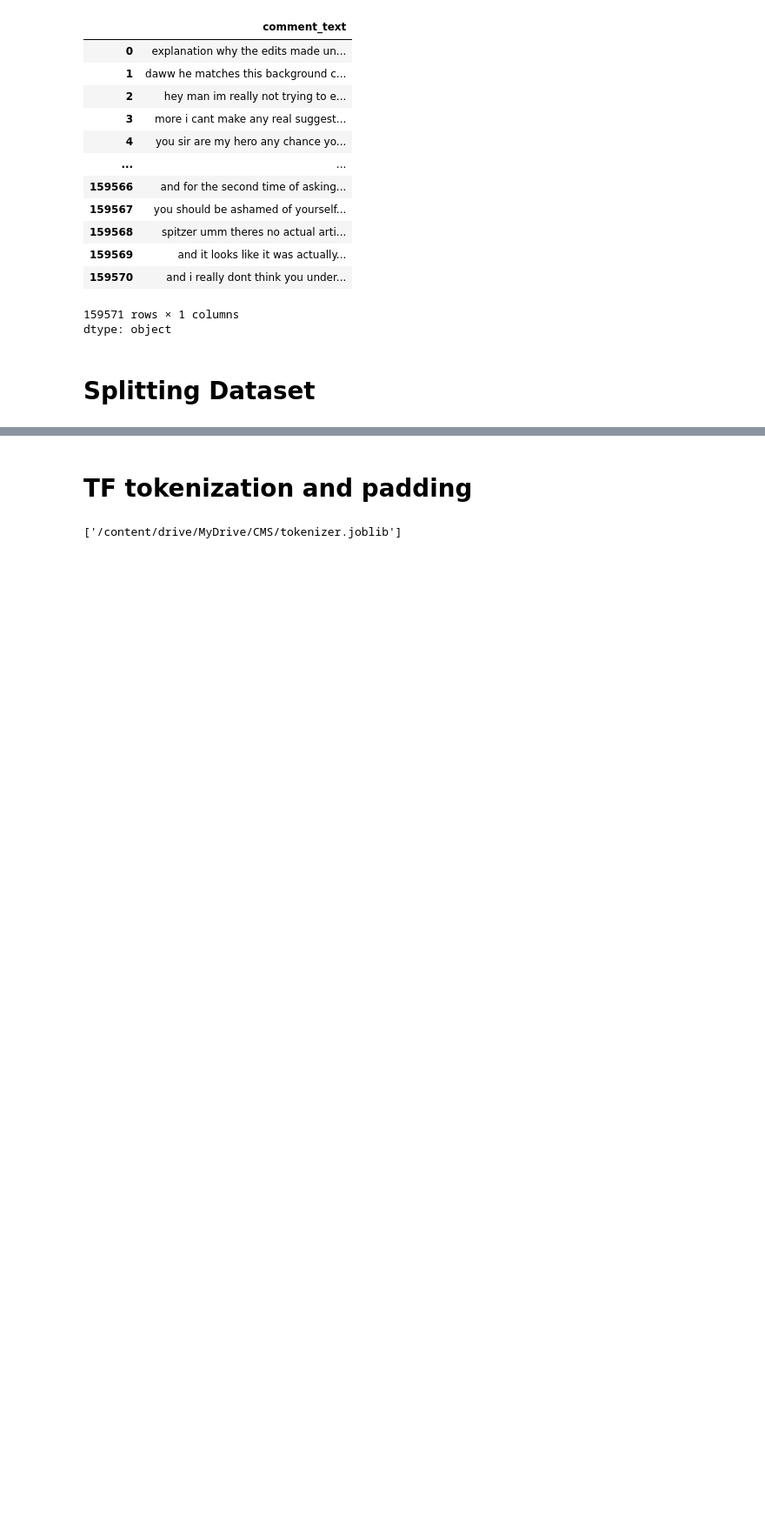
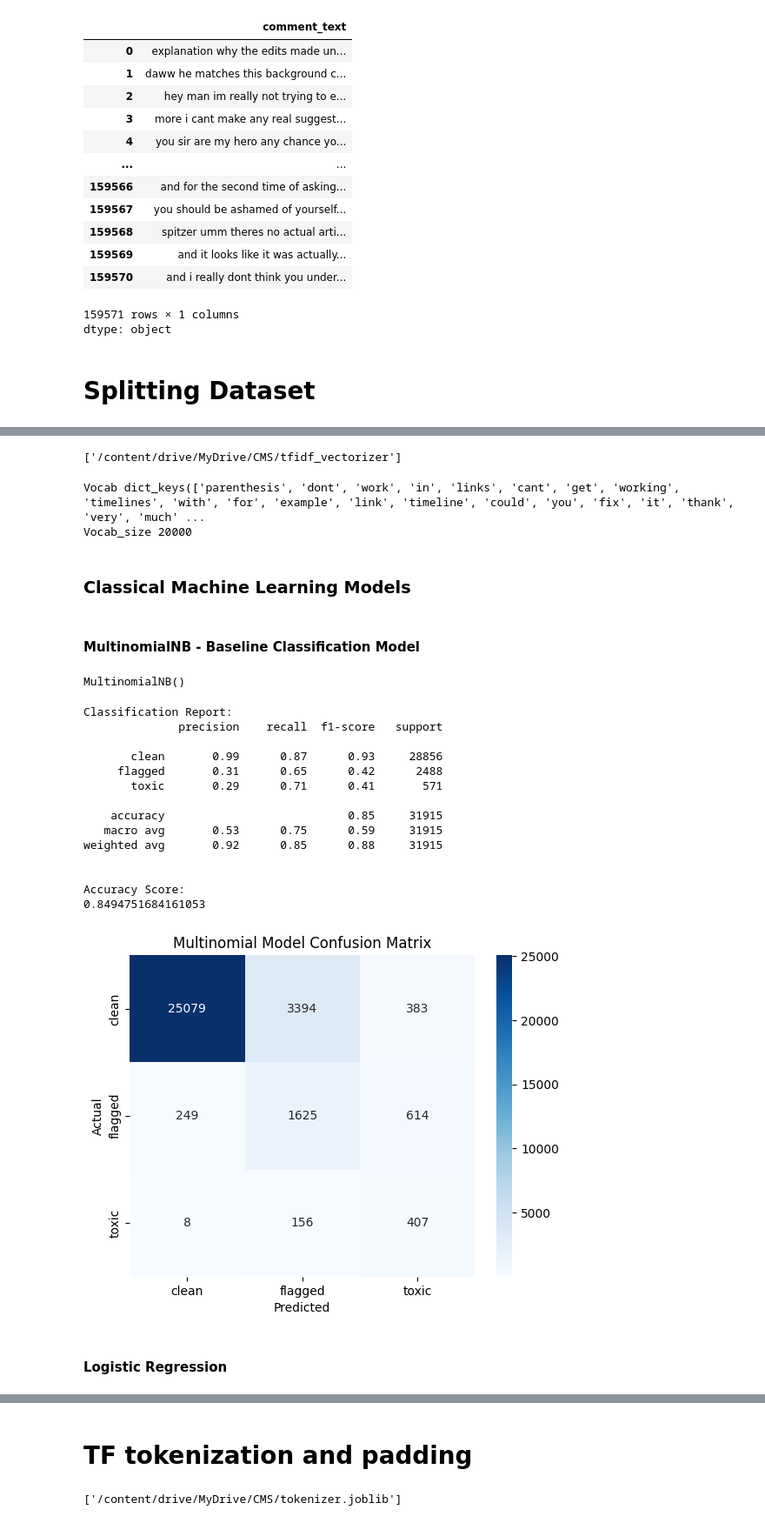
Before and after one commit to WinstonNji/Content-Management-System, a Jupyter notebook: Content_Moderation_System.ipynb, the cells around one changed output, grey strips where cells are left out. Shown at 87% size. Cells and saved outputs as stored; diff of their text form; code cells hidden in the pictures; blank space fills up the shorter version.

Commit message:
feat(phase-0): classical ML baseline with TF-IDF — LR, LinearSVC, MultinomialNB

```diff
--- a/Content_Moderation_System.ipynb
+++ b/Content_Moderation_System.ipynb
@@ -149,0 +174,23 @@ X_train, X_test, y_train, y_test = train_test_split(
+# %%
+def evaluate_model_NLP(model, title):
+    y_pred = model.predict(X_vec_test)
+    print('Classification Report:')
+    print(classification_report(y_test, y_pred, target_names=['clean', 'flagged', 'toxic']), '\n')
+
+    print('Accuracy Score:')
+    print(accuracy_score(y_test, y_pred), '\n')
+
+    cm = confusion_matrix(y_test, y_pred)
+    sns.heatmap(
+      cm,
+      annot=True,
+      fmt = 'd',
+      cmap='Blues',
+      xticklabels = ['clean', 'flagged', 'toxic'],
+      yticklabels = ['clean', 'flagged', 'toxic']
+    )
+    plt.xlabel('Predicted')
+    plt.ylabel('Actual')
+    plt.title(f'{title} Confusion Matrix')
+    plt.savefig(f"/content/drive/MyDrive/CMS/{title + ' confusion matrix'}.png", dpi=150)
+    plt.show()
@@ -149,0 +199,52 @@ X_train, X_test, y_train, y_test = train_test_split(
+# %%
+vectorizer = TfidfVectorizer(max_features = 20000)
+X_vec_train = vectorizer.fit_transform(X_train)
+X_vec_test = vectorizer.transform(X_test)
+
+joblib.dump(vectorizer, '/content/drive/MyDrive/CMS/tfidf_vectorizer')
+# %% [output]
+['/content/drive/MyDrive/CMS/tfidf_vectorizer']
+# %%
+print('Vocab', vectorizer.vocabulary_.keys())
+print('Vocab_size', len(vectorizer.vocabulary_))
+# %% [output]
+Vocab dict_keys(['parenthesis', 'dont', 'work', 'in', 'links', 'cant', 'get', 'working', 'timelines', 'with', 'for', 'example', 'link', 'timeline', 'could', 'you', 'fix', 'it', 'thank', 'very', 'much' ...
+Vocab_size 20000
+# %% [markdown]
+### Classical Machine Learning Models
+# %% [markdown]
+#### MultinomialNB - Baseline Classification Model
+# %%
+sample_weights = compute_sample_weight(
+    class_weight = 'balanced',
+    y = y_train
+)
+
+model_multinomial_nb = MultinomialNB()
+model_multinomial_nb.fit(
+    X_vec_train,
+    y_train,
+    sample_weight = sample_weights
+)
+# %% [output]
+MultinomialNB()
+# %%
+evaluate_model_NLP(model_multinomial_nb, 'Multinomial Model')
+# %% [output]
+Classification Report:
+              precision    recall  f1-score   support
+
+       clean       0.99      0.87      0.93     28856
+     flagged       0.31      0.65      0.42      2488
+       toxic       0.29      0.71      0.41       571
+
+    accuracy                           0.85     31915
+   macro avg       0.53      0.75      0.59     31915
+weighted avg       0.92      0.85      0.88     31915
+
+
+Accuracy Score:
+0.8494751684161053
+[figure, added]
+# %% [markdown]
+#### Logistic Regression
```
Also changed, not shown: parts of 17 cells of this notebook.
